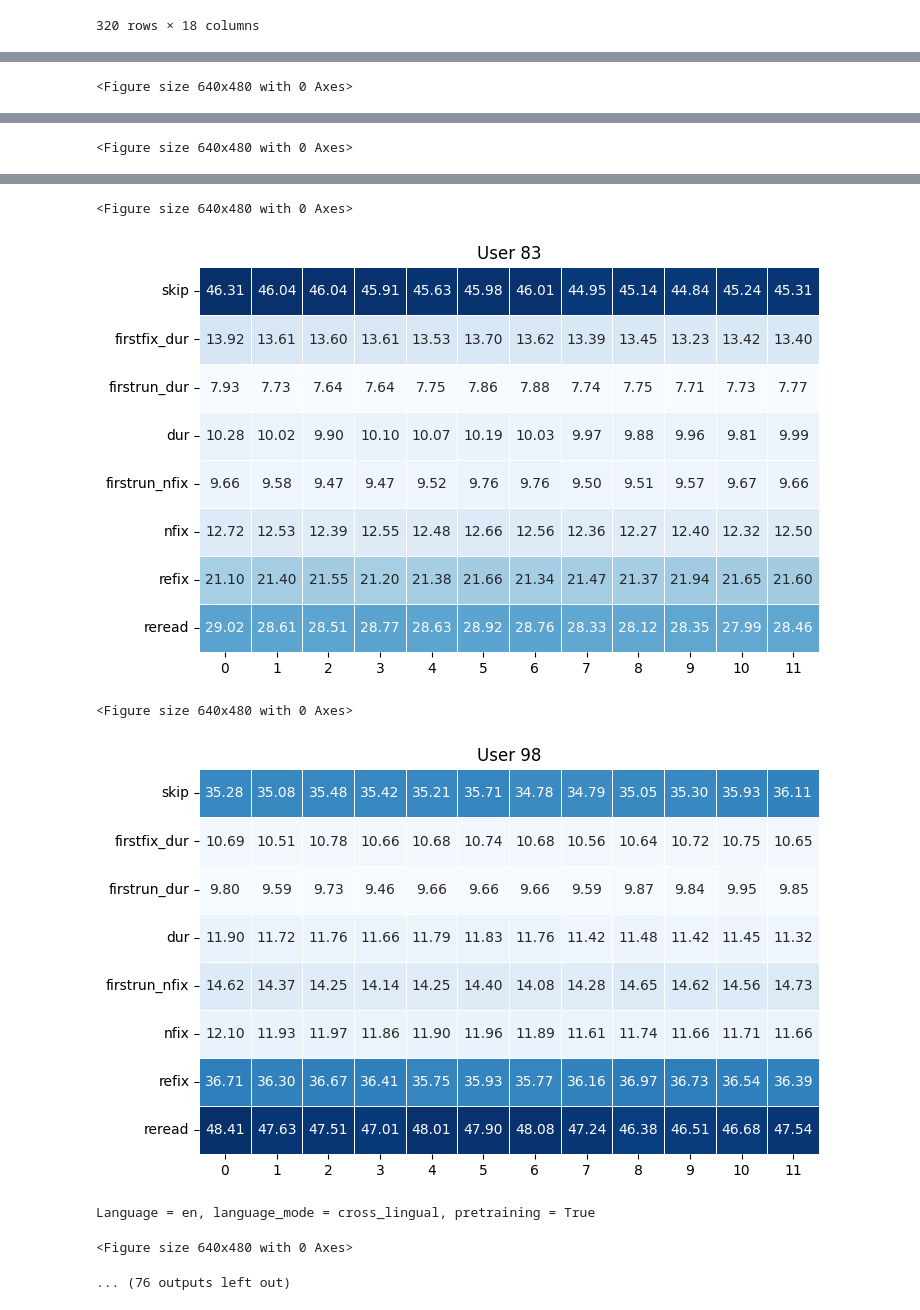
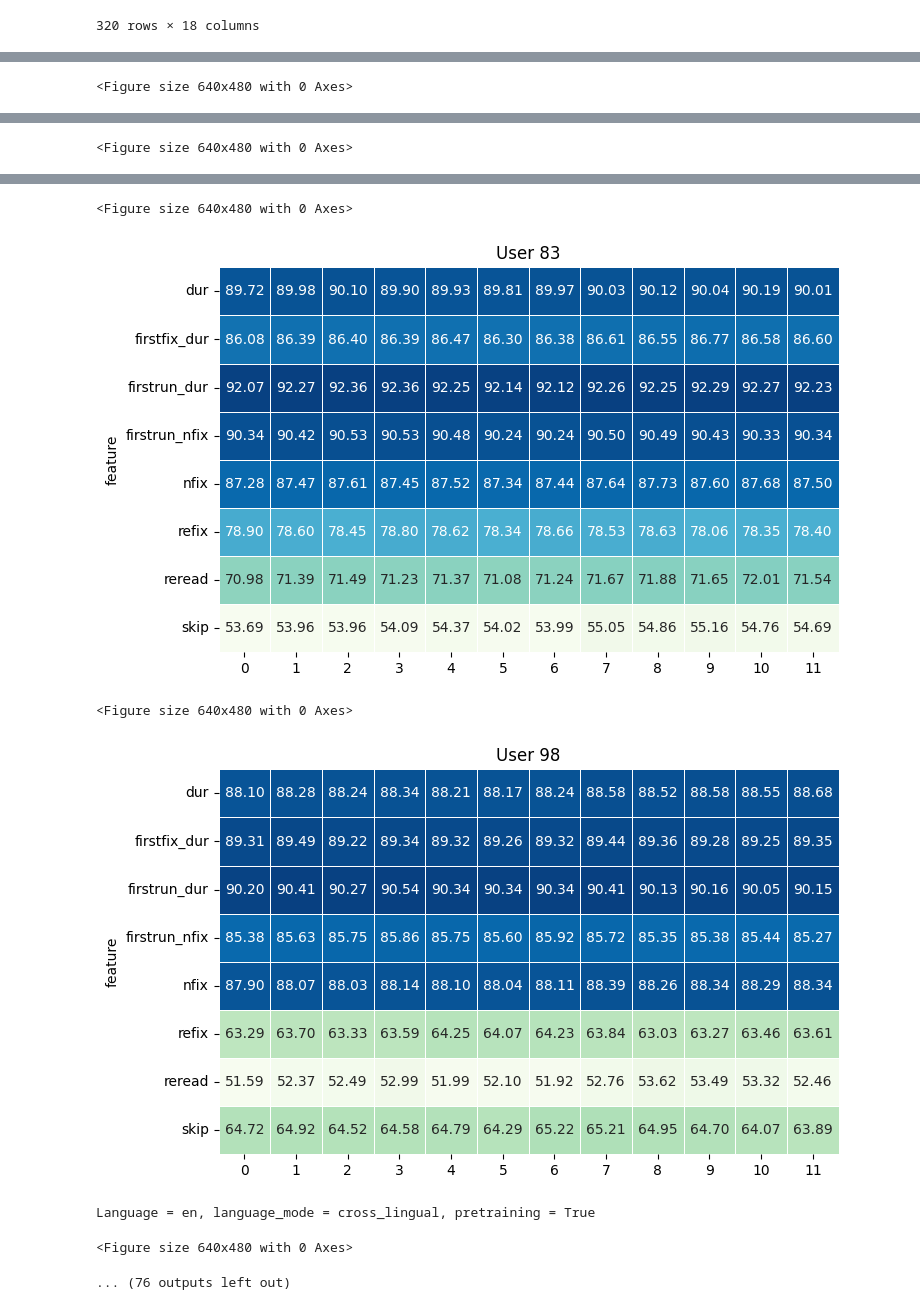
Before and after one commit to Andrew-Wyn/augmenting_nlms_meco, a Jupyter notebook: notebook/visualize_probing_tasks_results_users.ipynb, the cells around one changed output, grey strips where cells are left out. Saved outputs shown, nothing was run; the diff lists cells and outputs as text; code cells hidden in the pictures.

```diff
--- a/notebook/visualize_probing_tasks_results_users.ipynb
+++ b/notebook/visualize_probing_tasks_results_users.ipynb
@@ -60,6 +60,8 @@ all_dfs
 320 rows × 18 columns
 # %%
 grouped_dfs = all_dfs.groupby(['language', 'language_mode', 'pretraining'])
+# %%
+sorted_index = ['dur', 'firstfix_dur', 'firstrun_dur', 'firstrun_nfix', 'nfix', 'refix', 'reread', 'skip']
 # %%
 for group in list(grouped_dfs):#[:1]:
     labels = group[0]
@@ -68,8 +70,10 @@ for group in list(grouped_dfs):#[:1]:
     print(header)
     for user in sorted(df['user'].unique()):
         user_df = df[df['user'] == user]
+        user_df.loc[:, layers_columns] = user_df[layers_columns].map(lambda x: 100 -x)
+        user_df = user_df.set_index('feature').reindex(sorted_index)
         plt.figure(figsize=(8, 5));
-        sns.heatmap(user_df[layers_columns].sort_index(), xticklabels=list(range(12)), yticklabels=user_df['feature'], annot=True, fmt=".2f", cmap='Blues', cbar=False, linewidth=.5).set(title=f'User {user}');
+        sns.heatmap(user_df[layers_columns], xticklabels=list(range(12)), annot=True, fmt=".2f", cmap='GnBu', cbar=False, linewidth=.5).set(title=f'User {user}');
         plt.show()
         plt.clf()
 # %% [output]
@@ -82,7 +86,7 @@ Language = en, language_mode = cross_lingual, pretraining = False
 <Figure size 640x480 with 0 Axes>
-[figure, old version]
+[figure, new version]
 <Figure size 640x480 with 0 Axes>
-[figure, old version]
+[figure, new version]
 Language = en, language_mode = cross_lingual, pretraining = True
 <Figure size 640x480 with 0 Axes>
 ... (76 outputs left out)
```
Also changed, not shown: parts of 1 cell of this notebook, 10 other files.
